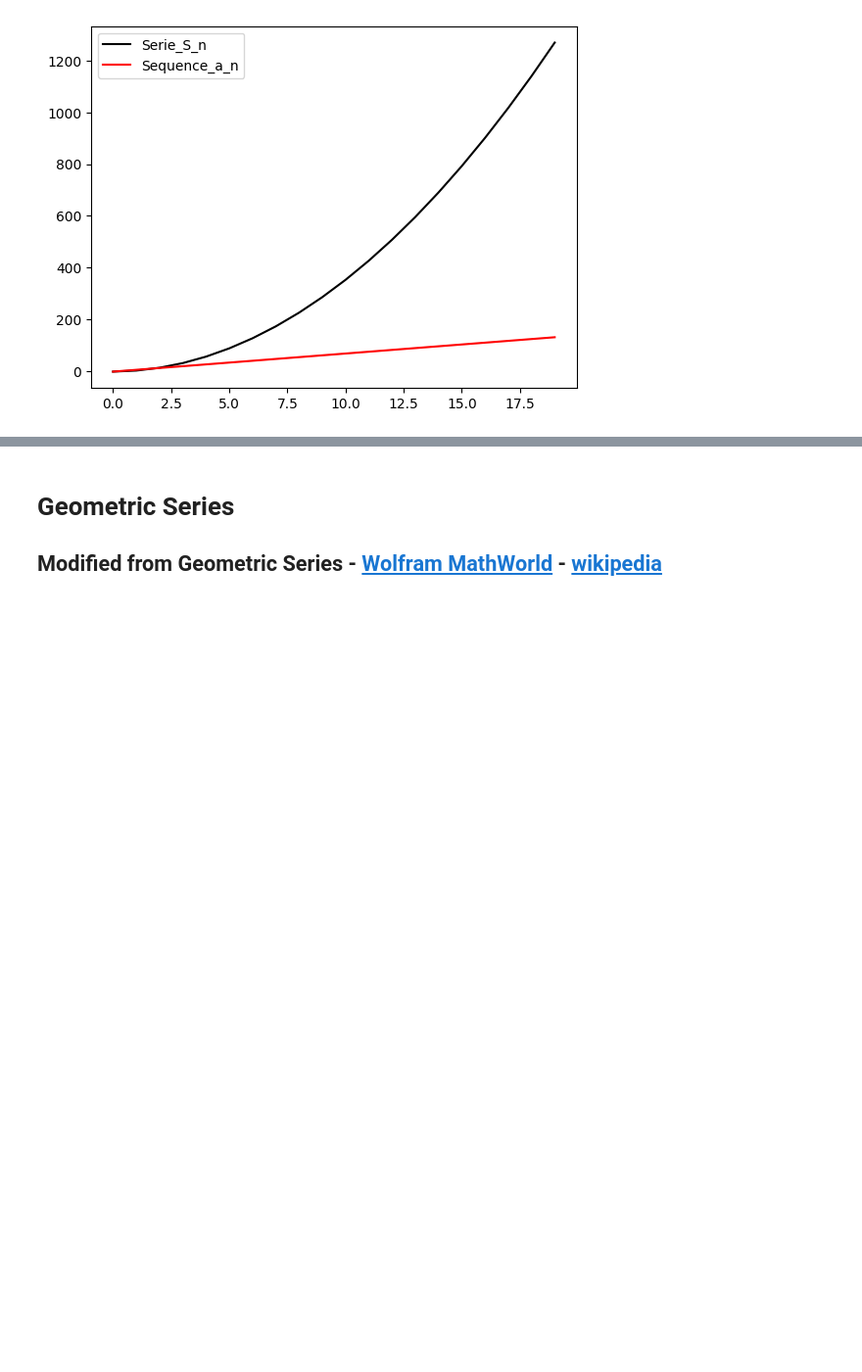
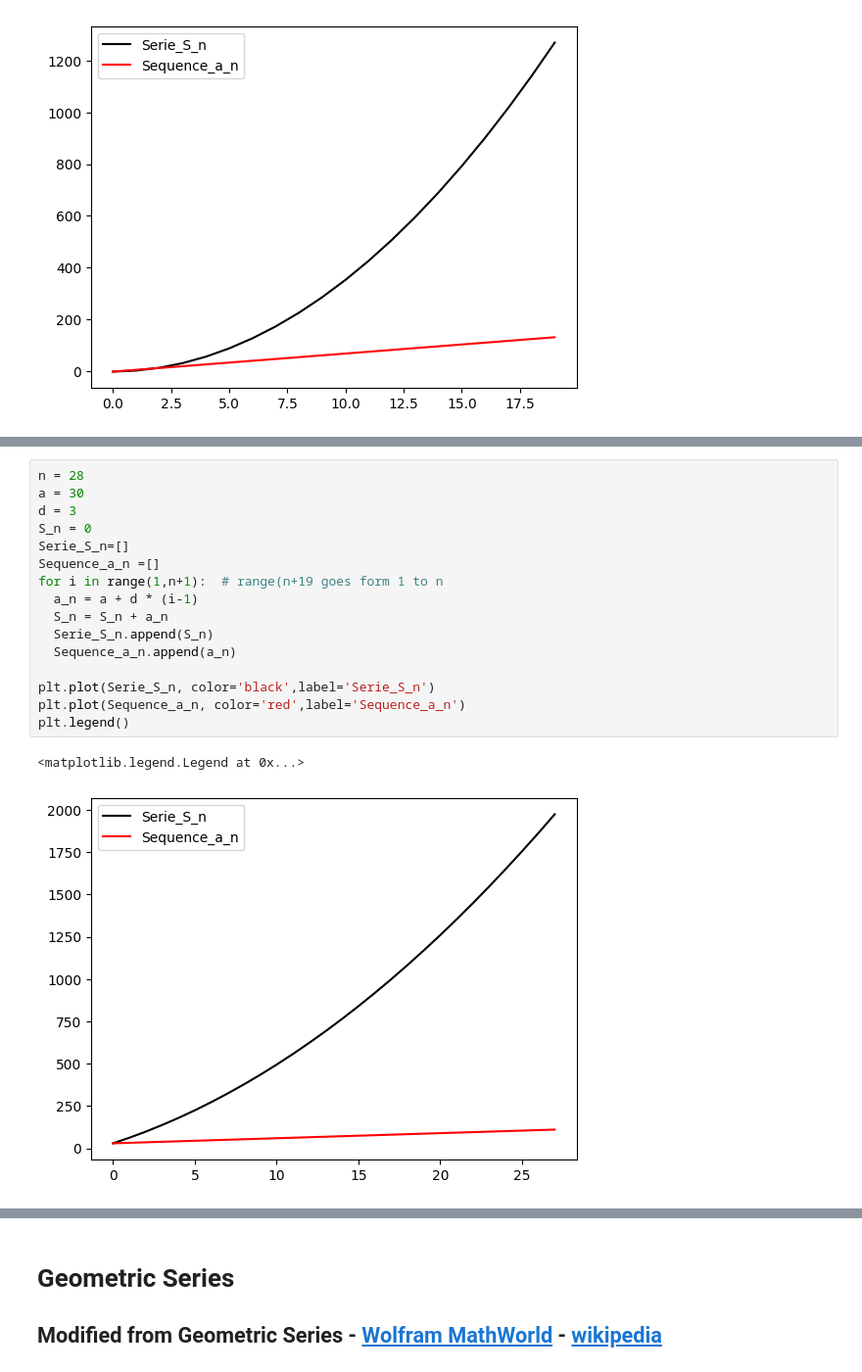
Before and after one commit to 7BatStrokes/AlgorithmsUN2023I, a Jupyter notebook: LAB5/ArithmeticSeriesGeometricSeriesPowerSums.ipynb, the cells around one changed output, grey strips where cells are left out. Shown: that part at 98% size. Cells and saved outputs as stored; diff of their text form; blank space fills up the shorter version.

```diff
--- a/LAB5/ArithmeticSeriesGeometricSeriesPowerSums.ipynb
+++ b/LAB5/ArithmeticSeriesGeometricSeriesPowerSums.ipynb
@@ -253,0 +279,19 @@ print(S_n)
+# %%
+n = 28
+a = 30
+d = 3
+S_n = 0
+Serie_S_n=[]
+Sequence_a_n =[]
+for i in range(1,n+1):  # range(n+19 goes form 1 to n
+  a_n = a + d * (i-1)
+  S_n = S_n + a_n
+  Serie_S_n.append(S_n)
+  Sequence_a_n.append(a_n)
+
+plt.plot(Serie_S_n, color='black',label='Serie_S_n')
+plt.plot(Sequence_a_n, color='red',label='Sequence_a_n')
+plt.legend()
+# %% [output]
+<matplotlib.legend.Legend at 0x...>
+[figure, added]
```
Also changed, not shown: parts of 9 cells of this notebook.
